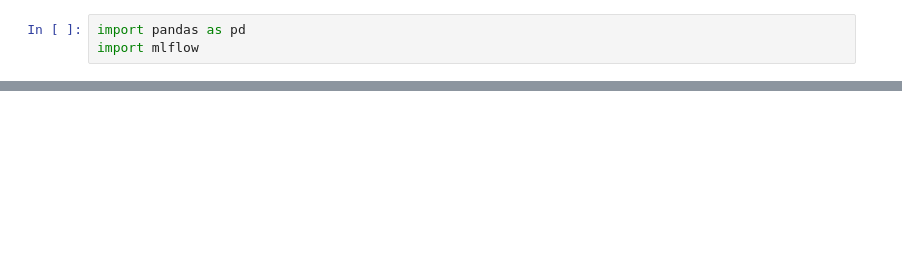
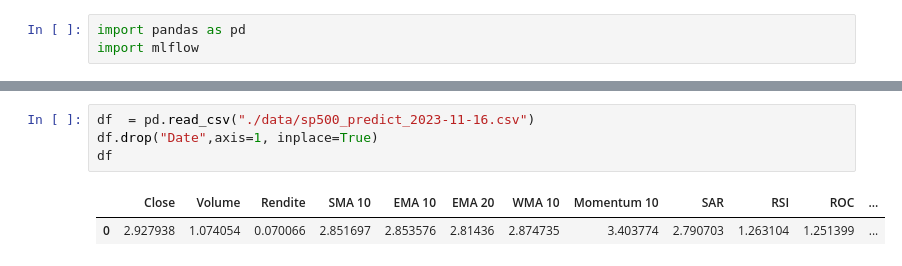
Before and after one commit to erikautenrieth/stock-prediction, a Jupyter notebook: test.ipynb, the cells around one changed output, grey strips where cells are left out. Drawn from its saved outputs; the diff is of its cells as text; blank space fills up the shorter version.

```diff
--- a/test.ipynb
+++ b/test.ipynb
@@ -38,0 +151,7 @@ AttributeError: module 'mlflow.sagemaker' has no attribute 'deploy'
+# %%
+df  = pd.read_csv("./data/sp500_predict_2023-11-16.csv")
+df.drop("Date",axis=1, inplace=True)
+df
+# %% [output]
+|  | Close | Volume | Rendite | SMA 10 | EMA 10 | EMA 20 | WMA 10 | Momentum 10 | SAR | RSI | ROC | ... |
+| 0 | 2.927938 | 1.074054 | 0.070066 | 2.851697 | 2.853576 | 2.81436 | 2.874735 | 3.403774 | 2.790703 | 1.263104 | 1.251399 | ... |
```
Also changed, not shown: parts of 10 cells of this notebook, 1 other file.
